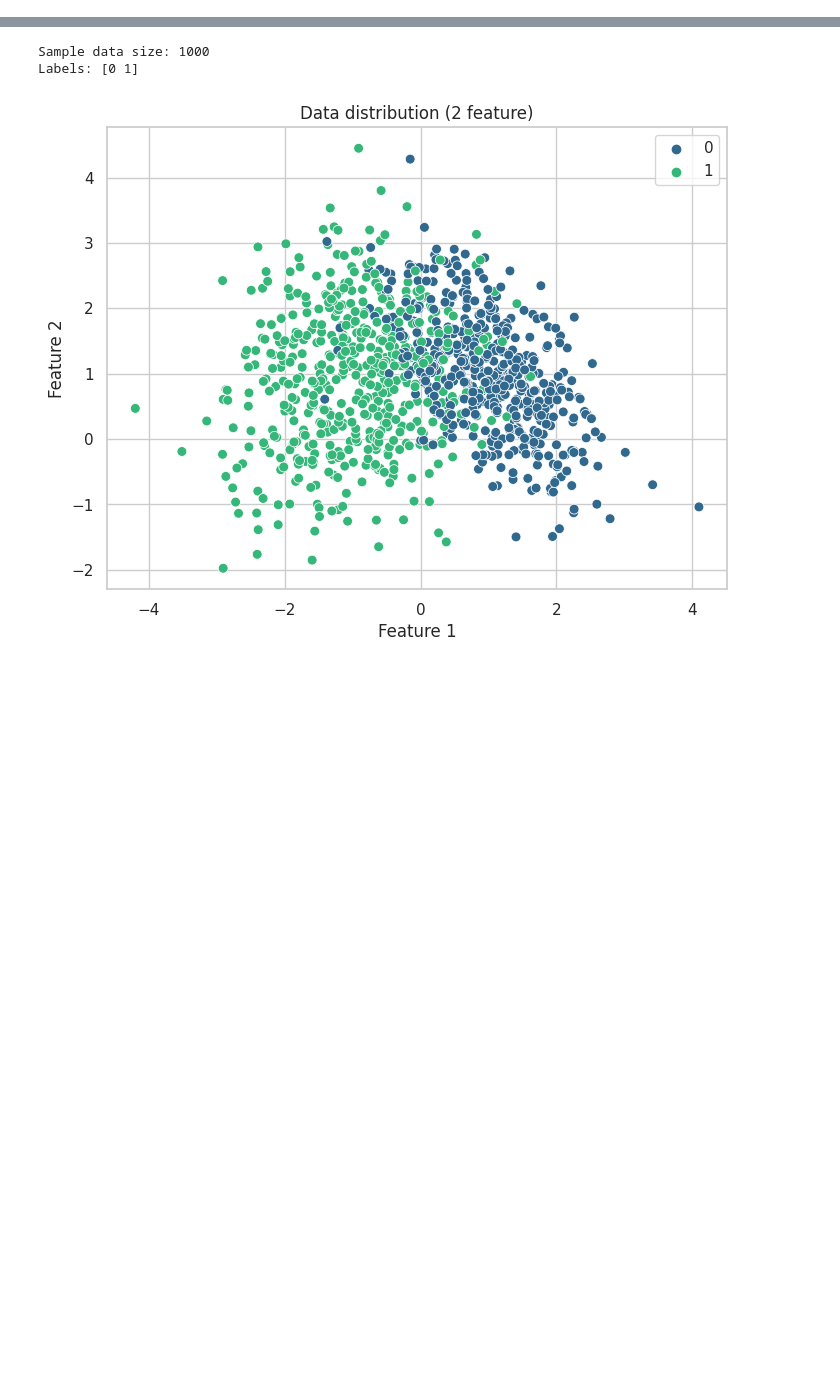
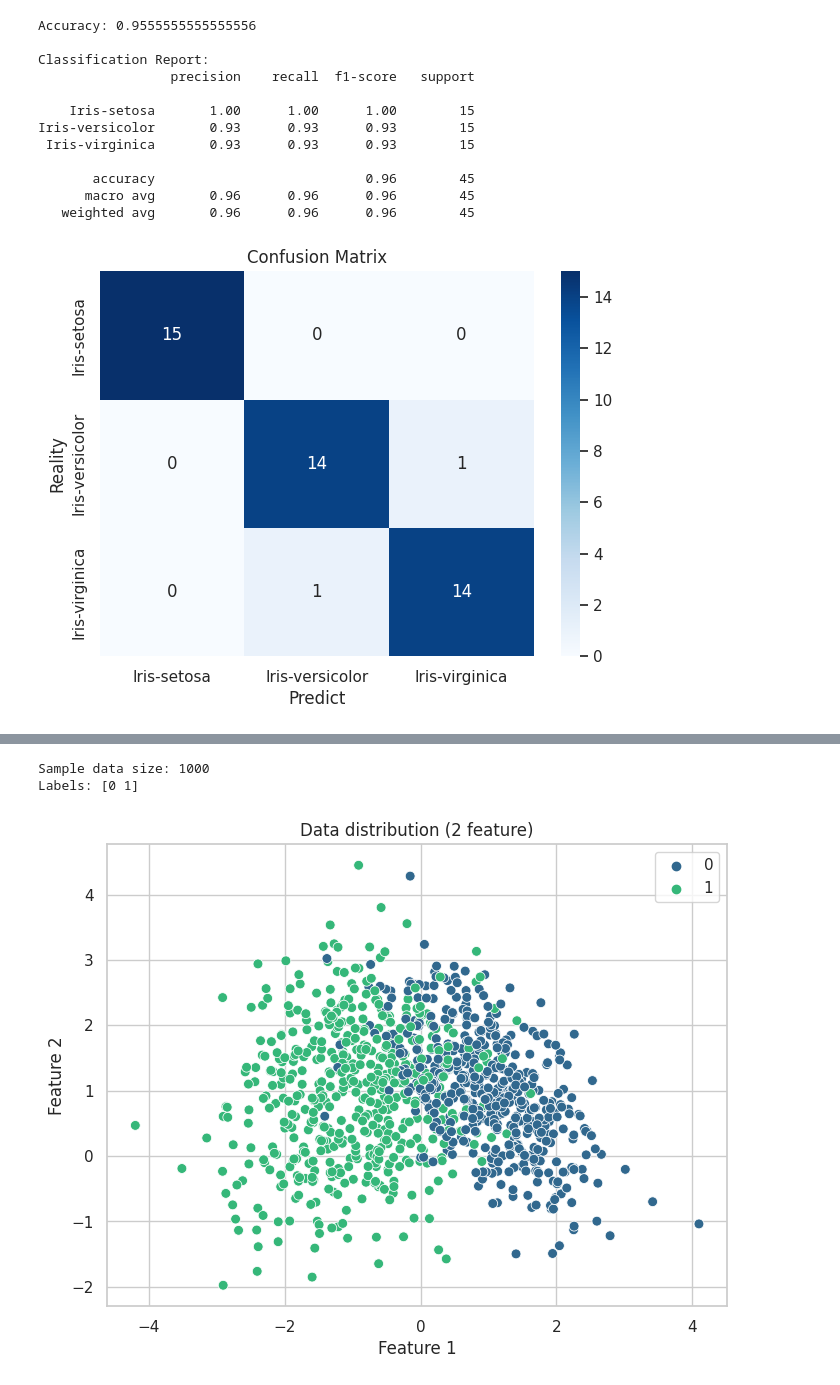
Before and after one commit to ductai05/machine-learning, a Jupyter notebook: ml-logistic-regression.ipynb, the cells around one changed output, grey strips where cells are left out. Saved outputs shown, nothing was run; the diff lists cells and outputs as text; code cells hidden in the pictures; blank space fills up the shorter version.

```diff
--- a/ml-logistic-regression.ipynb
+++ b/ml-logistic-regression.ipynb
@@ -17,0 +140,59 @@ sns.set(style='whitegrid')
+# %%
+# ----------------------------
+# Model 2: Petal feature
+# ----------------------------
+features_petal = ['PetalLengthCm', 'PetalWidthCm']
+X_petal = df[features_petal]
+y = df['Species']
+
+X_train_petal, X_test_petal, y_train_petal, y_test_petal = train_test_split(X_petal, y, test_size=0.3, random_state=42, stratify=y)
+
+# Train model
+model_petal = OneVsRestClassifier(LogisticRegression(max_iter=200, solver='lbfgs'))
+model_petal.fit(X_petal, y)
+
+# Predict on test set
+y_pred_petal = model_petal.predict(X_test_petal)
+y_pred_proba_petal = model_petal.predict_proba(X_test_petal)[:, 1]
+
+# Evaluate model
+print("Accuracy:", accuracy_score(y_test_petal, y_pred_petal))
+print("\nClassification Report:")
+print(classification_report(y_test_petal, y_pred_petal))
+
+# Confusion Matrix
+cm = confusion_matrix(y_test_petal, y_pred_petal, labels=labels)
+plt.figure(figsize=(7, 5))
+sns.heatmap(cm, annot=True, fmt="d", cmap="Blues",
+            xticklabels=label_to_num,
+            yticklabels=label_to_num)
+plt.title("Confusion Matrix")
+plt.xlabel("Predict")
+plt.ylabel("Reality")
+plt.show()
+
+# Create grid for Petal space
+x_min2, x_max2 = X_petal['PetalLengthCm'].min() - 0.5, X_petal['PetalLengthCm'].max() + 0.5
+y_min2, y_max2 = X_petal['PetalWidthCm'].min() - 0.5, X_petal['PetalWidthCm'].max() + 0.5
+xx2, yy2 = np.meshgrid(np.linspace(x_min2, x_max2, 200),
+                       np.linspace(y_min2, y_max2, 200))
+grid_petal = np.c_[xx2.ravel(), yy2.ravel()]
+
+# Predict on grid
+grid_preds_petal = model_petal.predict(grid_petal)
+grid_preds_petal_num = np.vectorize(label_to_num.get)(grid_preds_petal)
+grid_preds_petal_num = grid_preds_petal_num.reshape(xx2.shape)
+# %% [output]
+Accuracy: 0.9555555555555556
+
+Classification Report:
+                 precision    recall  f1-score   support
+
+    Iris-setosa       1.00      1.00      1.00        15
+Iris-versicolor       0.93      0.93      0.93        15
+ Iris-virginica       0.93      0.93      0.93        15
+
+       accuracy                           0.96        45
+      macro avg       0.96      0.96      0.96        45
+   weighted avg       0.96      0.96      0.96        45
+[figure, added]
```
Also changed, not shown: parts of 16 cells of this notebook.
